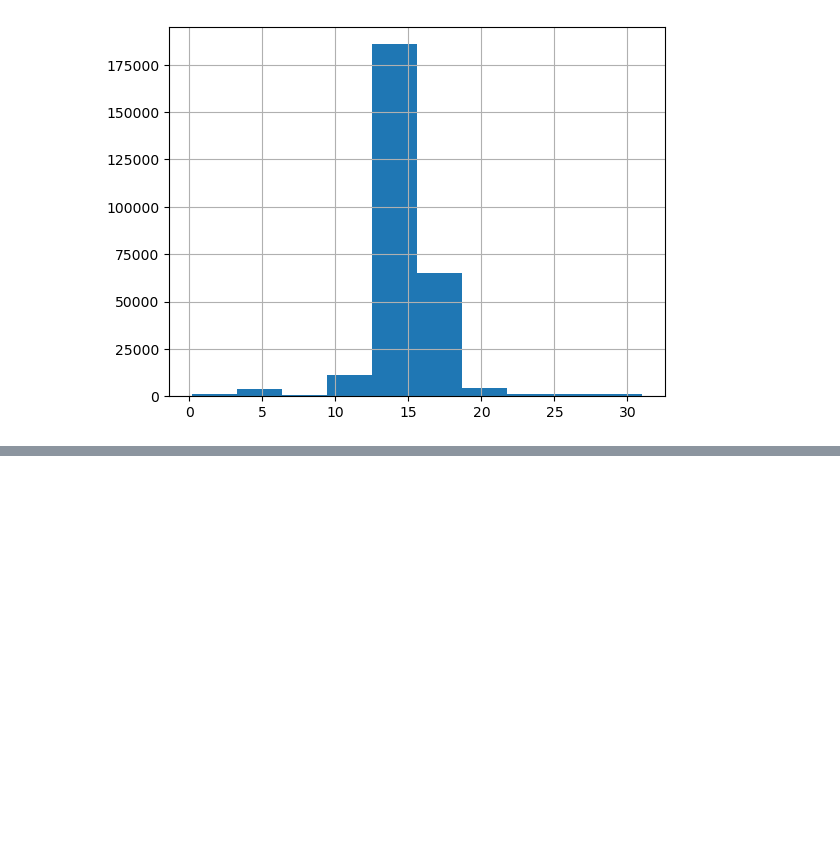
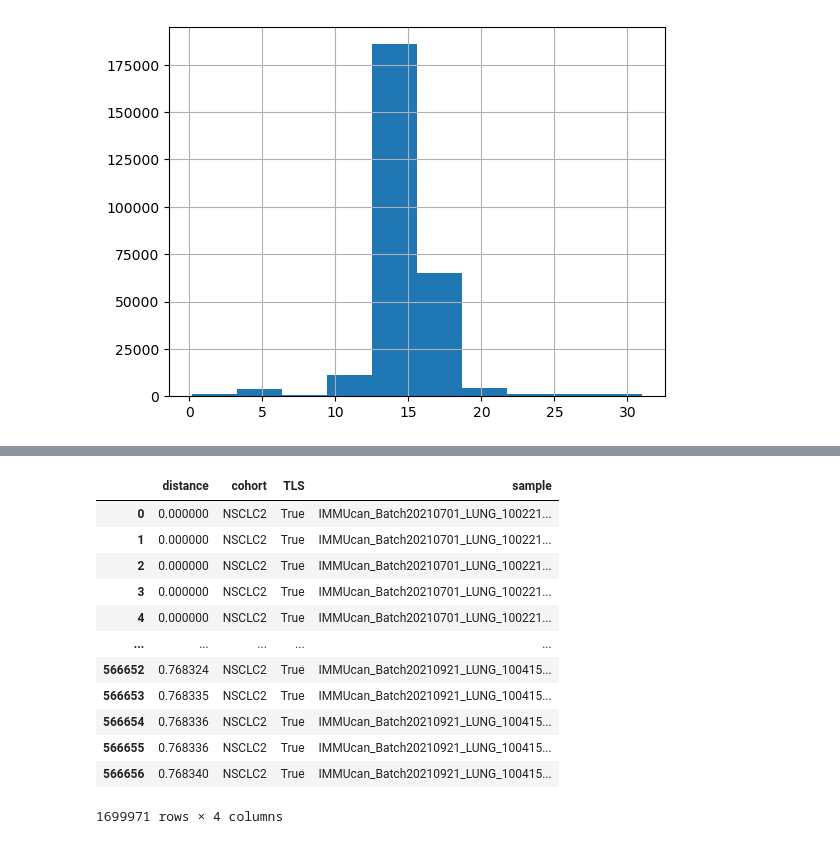
Before and after one commit to mouneem/Spatial-Omics-Networks-Benchmark-, a Jupyter notebook: pipelines/2 - Distance definition.ipynb, the cells around one changed output, grey strips where cells are left out. Cells and saved outputs as stored; diff of their text form; code cells hidden in the pictures; blank space fills up the shorter version.

```diff
--- a/pipelines/2 - Distance definition.ipynb
+++ b/pipelines/2 - Distance definition.ipynb
@@ -82,0 +81,4 @@ distances
+# %%
+AllCells = pd.read_csv('../data/IMC_IMMUcan.csv',index_col=0)
+cohorts = AllCells['cohort'].unique()
+print(cohorts)
@@ -82,0 +182,16 @@ distances
+# %%
+All_Distances
+# %% [output]
+|  | distance | cohort | TLS | sample |
+| 0 | 0.000000 | NSCLC2 | True | IMMUcan_Batch20210701_LUNG_100221... |
+| 1 | 0.000000 | NSCLC2 | True | IMMUcan_Batch20210701_LUNG_100221... |
+| 2 | 0.000000 | NSCLC2 | True | IMMUcan_Batch20210701_LUNG_100221... |
+| 3 | 0.000000 | NSCLC2 | True | IMMUcan_Batch20210701_LUNG_100221... |
+| 4 | 0.000000 | NSCLC2 | True | IMMUcan_Batch20210701_LUNG_100221... |
+| ... | ... | ... | ... | ... |
+| 566652 | 0.768324 | NSCLC2 | True | IMMUcan_Batch20210921_LUNG_100415... |
+| 566653 | 0.768335 | NSCLC2 | True | IMMUcan_Batch20210921_LUNG_100415... |
+| 566654 | 0.768336 | NSCLC2 | True | IMMUcan_Batch20210921_LUNG_100415... |
+| 566655 | 0.768336 | NSCLC2 | True | IMMUcan_Batch20210921_LUNG_100415... |
+| 566656 | 0.768340 | NSCLC2 | True | IMMUcan_Batch20210921_LUNG_100415... |
+1699971 rows × 4 columns
```
Also changed, not shown: parts of 10 cells of this notebook, 1 other file.
